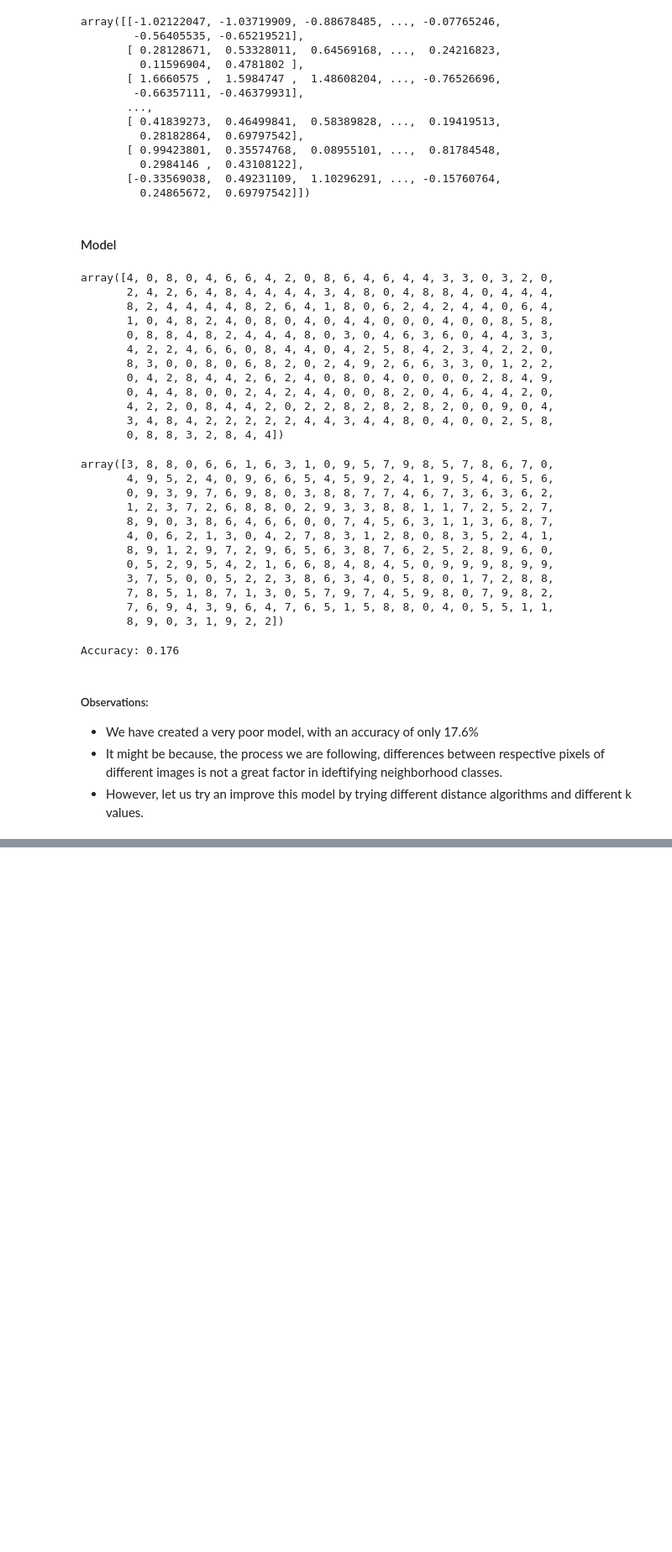
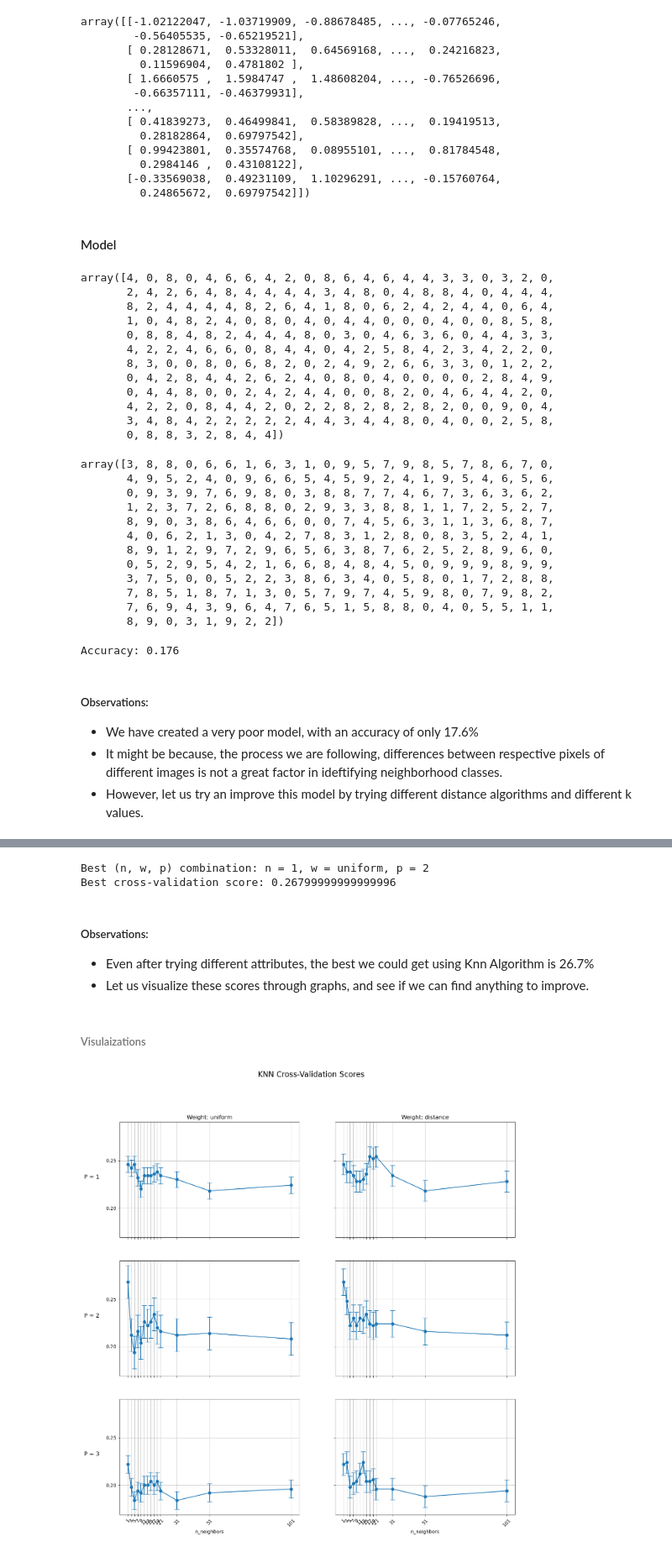
Before and after one commit to venkatnadella/Computer-Vision-Project, a Jupyter notebook: knn.ipynb, the cells around one changed output, grey strips where cells are left out. Shown at 84% size. Drawn from its saved outputs; the diff is of its cells as text; code cells hidden in the pictures; blank space fills up the shorter version.

Commit message:
Updated KFold Cross Validation on KNN Model

```diff
--- a/knn.ipynb
+++ b/knn.ipynb
@@ -204,0 +256,13 @@ Accuracy: 0.176
+# %%
+# Iterate over different attribute values combinations.
+for w in w_values:
+    for n in nn_values:
+        for p in p_values:
+
+            #Initializing our KNN algorithm with combination of attributes.
+            knn_cv_model = KNeighborsClassifier(n_neighbors=n, weights=w, p=p)
+
+            #Calculating scores.
+            scores = cross_val_score(knn_cv_model, X_train_scaled, y_train, cv=kf)
+            cv_scores_dict[(n, w, p)] = np.mean(scores)
+            print(f"n = {n}, w = {w}, p = {p}, Cross-validation scores: {scores}, Mean score: {np.mean(scores)}")
@@ -204,0 +287,59 @@ Accuracy: 0.176
+# %%
+# Finding the best combination of attributes.
+best_nwp = max(cv_scores_dict, key=cv_scores_dict.get)
+best_accuracy_score = cv_scores_dict[best_nwp]
+
+print(f"\nBest (n, w, p) combination: n = {best_nwp[0]}, w = {best_nwp[1]}, p = {best_nwp[2]}")
+print(f"Best cross-validation score: {best_accuracy_score}")
+# %% [output]
+Best (n, w, p) combination: n = 1, w = uniform, p = 2
+Best cross-validation score: 0.26799999999999996
+# %% [markdown]
+##### Observations:
+* Even after trying different attributes, the best we could get using Knn Algorithm is 26.7%
+* Let us visualize these scores through graphs, and see if we can find anything to improve.
+# %% [markdown]
+###### Visulaizations
+# %%
+# Converting the dictionary to a DataFrame for easier manipulation
+import pandas as pd
+cv_scores_df = pd.DataFrame(cv_scores_dict.items(), columns=['Params', 'Mean Score'])
+cv_scores_df[['n_neighbors', 'weights', 'p']] = pd.DataFrame(cv_scores_df['Params'].tolist(), index=cv_scores_df.index)
+cv_scores_df.drop('Params', axis=1, inplace=True)
+# %%
+# Create a plot for each combination of weights and p values
+fig, axes = plt.subplots(len(p_values), len(w_values), figsize=(15, 15), sharey=True, sharex=True)
+fig.suptitle('KNN Cross-Validation Scores', fontsize=16)
+
+# Set column and row labels
+for ax, col in zip(axes[0], w_values):
+    ax.set_title(f'Weight: {col}', fontsize=12)
+for ax, row in zip(axes[:, 0], p_values):
+    ax.set_ylabel(f'P = {row}', rotation=0, size='large', labelpad=30)
+
+# Plotting data and axis labels
+for i, p in enumerate(p_values):
+    for j, weight in enumerate(w_values):
+        ax = axes[i, j]
+
+        #Creating a subset of data according to our combination plot.
+        subset = cv_scores_df[(cv_scores_df['weights'] == weight) & (cv_scores_df['p'] == p)]
+
+        # Sorting by n_neighbors to plot correctly
+        subset = subset.sort_values(by='n_neighbors')
+
+        #plotting trend line with error bars
+        ax.errorbar(subset['n_neighbors'], subset['Mean Score'], yerr=subset['Mean Score'].std(), fmt='-o', capsize=5)
+        ax.grid(True)
+
+        if i == len(p_values) - 1:
+            ax.set_xlabel('n_neighbors')
+
+        # Set x and y ticks
+        ax.set_xticks(subset['n_neighbors'])
+        ax.set_xticklabels(subset['n_neighbors'], rotation=45)
+        ax.set_yticks(np.arange(0.2, 0.3, 0.05))  # Adjusted to 0 to 0.3 range
+
+plt.show()
+# %% [output]
+[figure, added]
```
Also changed, not shown: parts of 17 cells of this notebook, 8 other files.
